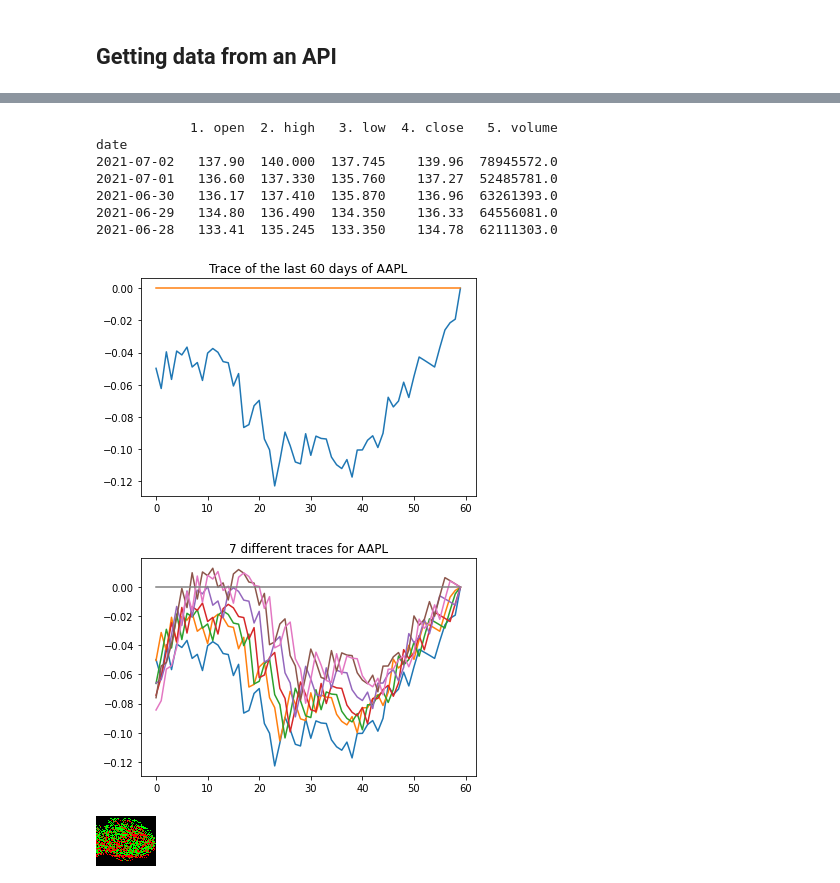
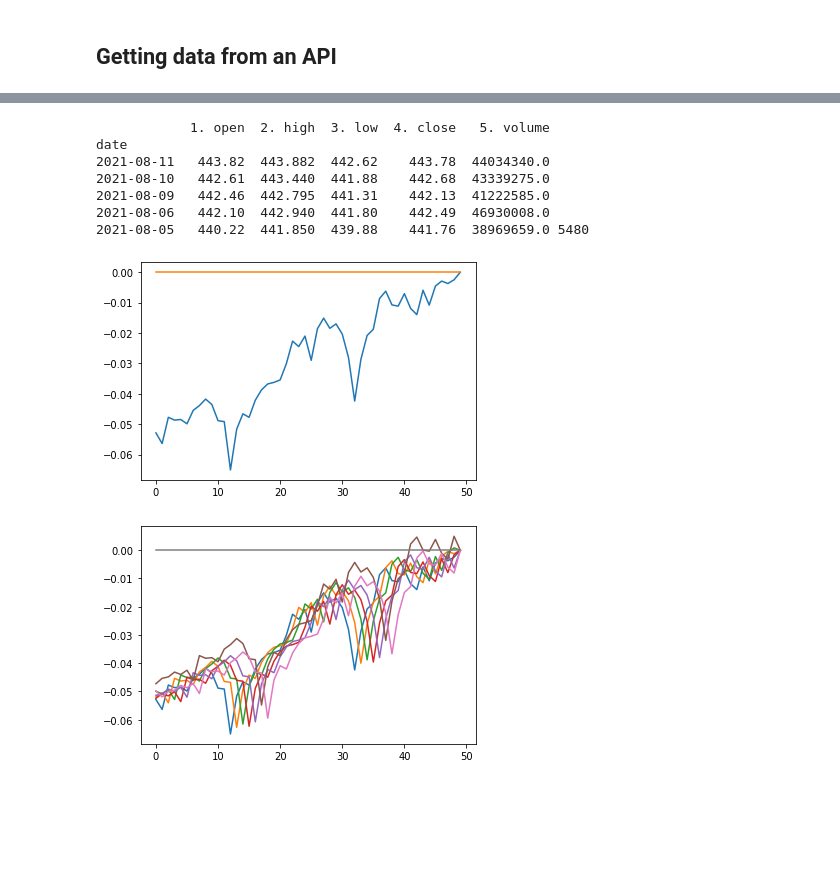
Before and after one commit to ealjkj/ealjkj, a Jupyter notebook: financial_analysis.ipynb, the cells around one changed output, grey strips where cells are left out. Cells and saved outputs as stored; diff of their text form; code cells hidden in the pictures; blank space fills up the shorter version.

```diff
--- a/financial_analysis.ipynb
+++ b/financial_analysis.ipynb
@@ -42,39 +42,42 @@ from PIL import Image, ImageOps
 import seaborn as sns
 # %%
 api_key = 'MDT9LRDR9TIZGJLH'
-stock = 'AAPL'
+stock = 'SPY'
 ts = TimeSeries(key=api_key, output_format='pandas')
 data, meta_data = ts.get_daily(symbol=stock, outputsize='full')
-print(data.head())
+print(data.head(), len(data))
 # %% [output]
-            1. open  2. high   3. low  4. close   5. volume
+            1. open  2. high  3. low  4. close   5. volume
 date
-2021-07-02   137.90  140.000  137.745    139.96  78945572.0
-2021-07-01   136.60  137.330  135.760    137.27  52485781.0
-2021-06-30   136.17  137.410  135.870    136.96  63261393.0
-2021-06-29   134.80  136.490  134.350    136.33  64556081.0
-2021-06-28   133.41  135.245  133.350    134.78  62111303.0
+2021-08-11   443.82  443.882  442.62    443.78  44034340.0
+2021-08-10   442.61  443.440  441.88    442.68  43339275.0
+2021-08-09   442.46  442.795  441.31    442.13  41222585.0
+2021-08-06   442.10  442.940  441.80    442.49  46930008.0
+2021-08-05   440.22  441.850  439.88    441.76  38969659.0 5480
 # %%
 # Plot the closing positions
-num_of_days = 60
-close = data['4. close']
-y = close[0:num_of_days].to_numpy()
+num_of_days = 50
+close = data['4. close'].to_numpy()
+y = close[0:num_of_days]
+
 y = np.flip(y,0) # The first element on data is the last day. We have to flip the array
+
 y = y/y[-1]-1
+
 plt.plot(y)
 
 #Plot the 0% line
 plt.plot(np.zeros(num_of_days), '-')
 
-plt.title('Trace of the last 60 days of ' + stock)
+#plt.title('Trace of the last 60 days of ' + stock)
 plt.show()
 # %% [output]
-[figure, old version]
+[figure, new version]
 # %%
 # Plot multiple traces
 num_of_traces = 7
 for idx in range(0,num_of_traces):
-  y = close[idx:num_of_days+idx].to_numpy()
+  y = close[idx:num_of_days+idx]
   y = np.flip(y,0) # The first element on data is the last day. We have to flip the array
   y = y/y[-1]-1
   plt.plot(y)
@@ -83,7 +86,7 @@ for idx in range(0,num_of_traces):
 plt.plot(np.zeros(num_of_days), '-')
 
 # Details
-plt.title(f'{num_of_traces} different traces for {stock}')
+#plt.title(f'{num_of_traces} different traces for {stock}')
 plt.show()
 # %% [output]
-[figure, old version]
+[figure, new version]
@@ -125,20 +92,0 @@ grid = create_grid(x,y,h,w,label)
-# %%
-# Plot the grid
-img = Image.new(mode='RGB', size=(w,h), color=(0, 0, 255))
-img = np.array(img)
-img.setflags(write=1)
-
-for i in range(grid.shape[0]):
-  for j in range(grid.shape[1]):
-    if grid[i,j] > 0:
-      img[i,j] = np.array([0,255,0])
-    elif grid[i,j] < 0:
-      img[i,j] = np.array([255,0,0])
-    else:
-      img[i,j] = np.array([0,0,0])
-
-img = Image.fromarray(img)
-img = ImageOps.flip(img)
-img
-# %% [output]
-[figure, removed]
```
Also changed, not shown: parts of 14 cells of this notebook.
